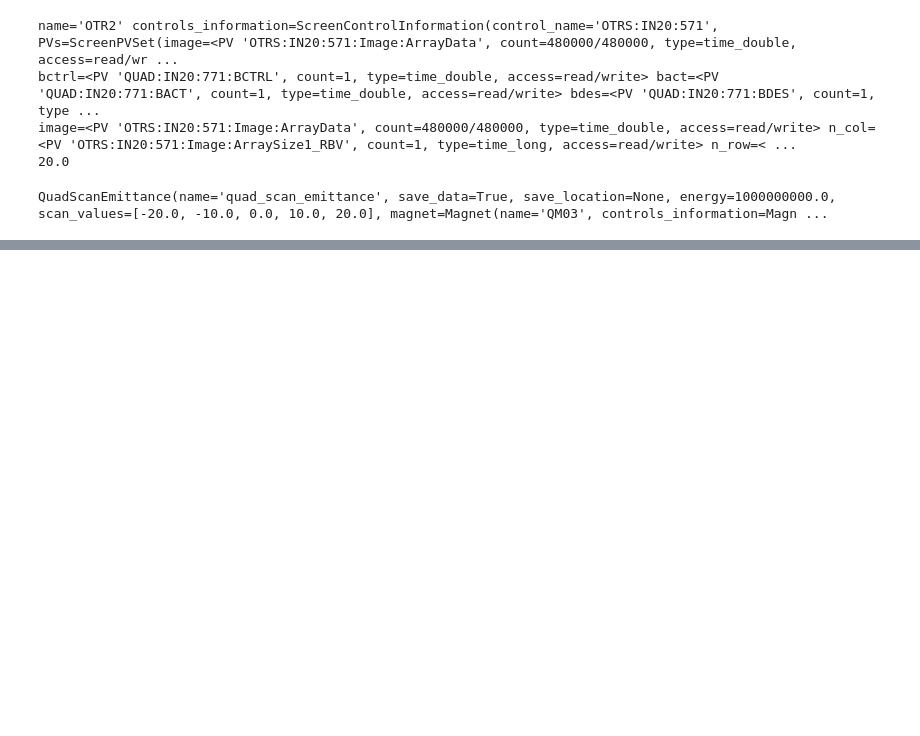
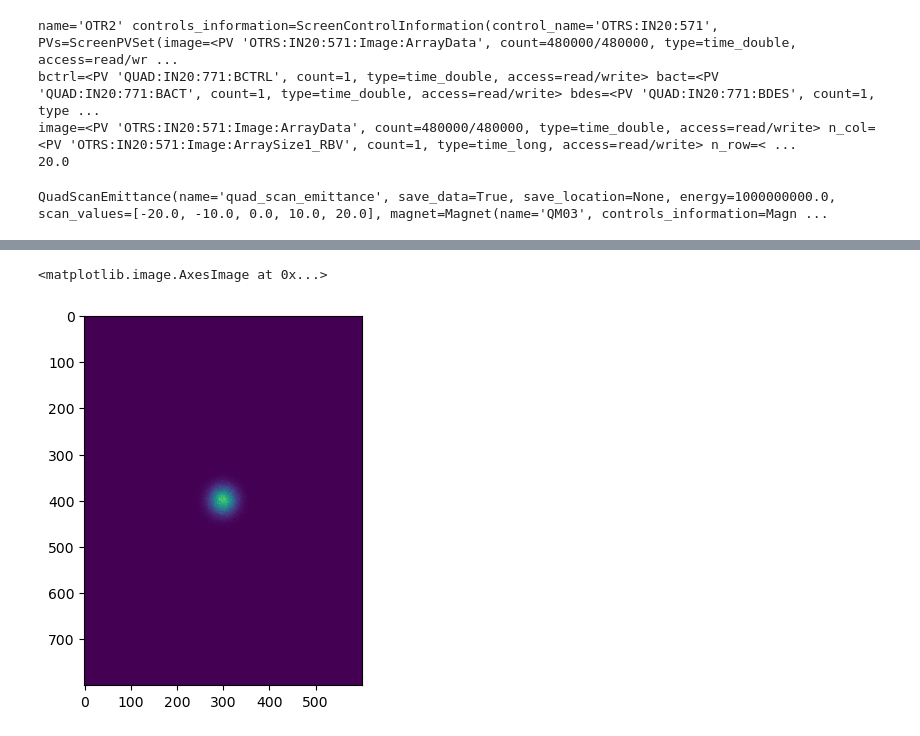
Before and after one commit to roussel-ryan/cheetah_diag0_sim, a Jupyter notebook: experiment.ipynb, the cells around one changed output, grey strips where cells are left out. Drawn from its saved outputs; the diff is of its cells as text; code cells hidden in the pictures; blank space fills up the shorter version.

```diff
--- a/experiment.ipynb
+++ b/experiment.ipynb
@@ -47,0 +82,5 @@ raw_images=array([[[0., 0., 0., ..., 0., 0., 0.],
+# %%
+plt.imshow(image)
+# %% [output]
+<matplotlib.image.AxesImage at 0x...>
+[figure, added]
```
Also changed, not shown: parts of 7 cells of this notebook, 4 other files.
